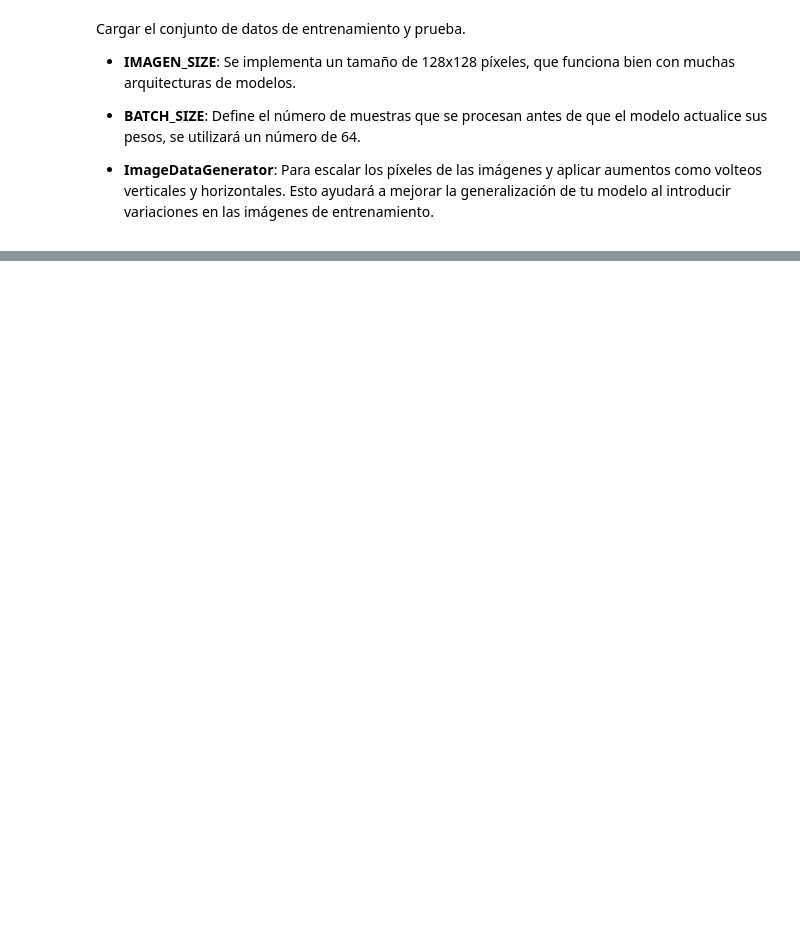
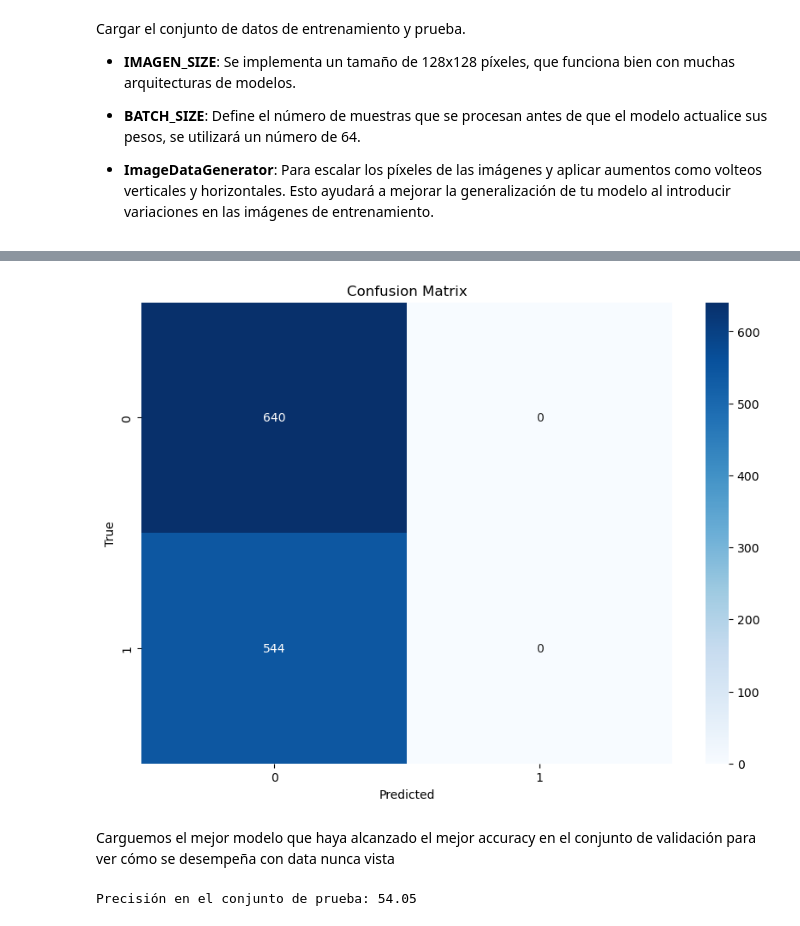
Before and after one commit to ctobar96/Redes-Convolucionales, a Jupyter notebook: 001-CNN_MLP.ipynb, the cells around one changed output, grey strips where cells are left out. Cells and saved outputs as stored; diff of their text form; code cells hidden in the pictures; blank space fills up the shorter version.

```diff
--- a/001-CNN_MLP.ipynb
+++ b/001-CNN_MLP.ipynb
@@ -122,0 +368,5 @@ test_dataset = data_generator.flow_from_directory(
+# %%
+# Convertir las etiquetas a formato binario
+if len(y_train.shape) > 1 and y_train.shape[1] > 1:
+    y_train = np.argmax(y_train, axis=1)
+    y_test = np.argmax(y_test, axis=1)
@@ -122,0 +404,18 @@ test_dataset = data_generator.flow_from_directory(
+# %%
+# Configuraciones de entrenamiento
+BATCH_SIZE = 256
+EPOCHS = 10
+
+# Entrenar el modelo
+model.fit(
+    X_train, y_train,
+    batch_size=BATCH_SIZE,
+    epochs=EPOCHS,
+    verbose=1,
+    validation_data=(X_test, y_test)
+)
+
+# Evaluar el modelo
+score = model.evaluate(X_test, y_test, verbose=0)
+print('Test loss: ', score[0])
+print('Test accuracy: ', score[1])
@@ -122,0 +443,19 @@ test_dataset = data_generator.flow_from_directory(
+# %%
+# Definir la función para graficar la matriz de confusión
+def graficar_matriz_de_confusion(y_true, y_pred, etiquetas):
+    cm = confusion_matrix(y_true, y_pred)
+    plt.figure(figsize=(10, 7))
+    sns.heatmap(cm, annot=True, fmt='d', cmap='Blues', xticklabels=etiquetas, yticklabels=etiquetas)
+    plt.xlabel('Predicted')
+    plt.ylabel('True')
+    plt.title('Confusion Matrix')
+    plt.show()
+
+# Hacer predicciones con el modelo
+y_pred = (model.predict(X_test) > 0.5).astype("int32").flatten()
+y_ref = y_test
+etiquetas = ['0', '1']  # Etiquetas para la clasificación binaria
+
+# Graficar la matriz de confusión
+graficar_matriz_de_confusion(y_ref, y_pred, etiquetas)
+# %% [output]
@@ -122,0 +463,9 @@ test_dataset = data_generator.flow_from_directory(
+[figure, added]
+# %% [markdown]
+Carguemos el mejor modelo que haya alcanzado el mejor accuracy en el conjunto de validación para ver cómo se desempeña con data nunca vista
+# %%
+# Evaluar el modelo en el conjunto de prueba
+score = model.evaluate(X_test, y_test, verbose=0)
+print(f'Precisión en el conjunto de prueba: {round(100 * score[1], 2)}')
+# %% [output]
+Precisión en el conjunto de prueba: 54.05
```
Also changed, not shown: parts of 42 cells of this notebook.
